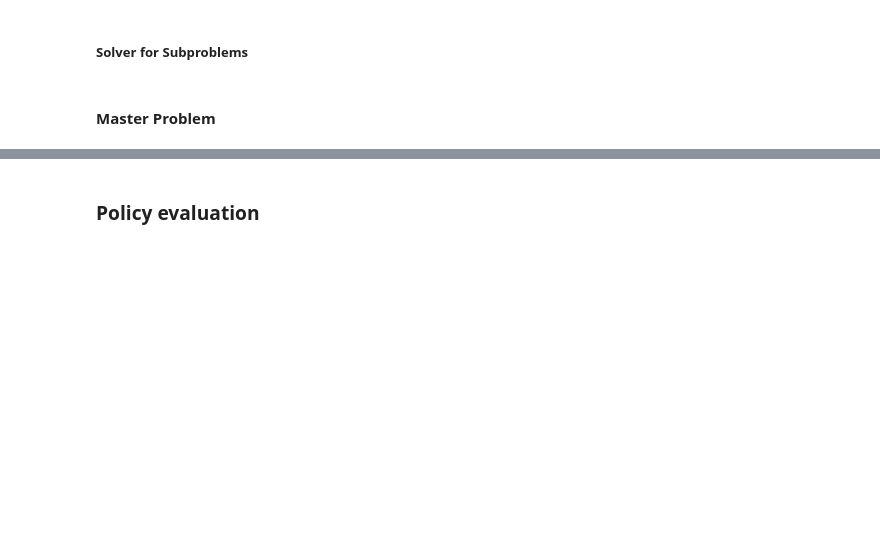
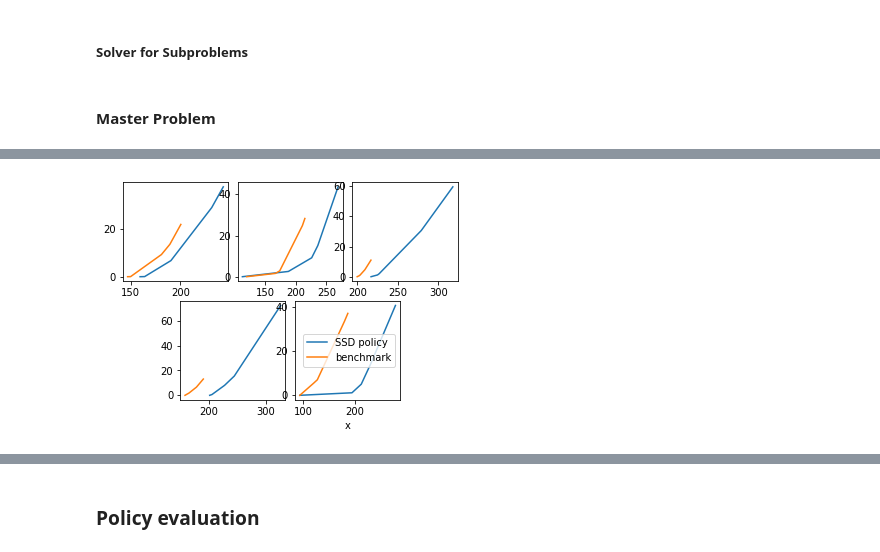
Before and after one commit to songyesog2000/three_stage_stoachstic_programming_w_SSD, a Jupyter notebook: three_stage_multi_item_newsvendor.ipynb, the cells around one changed output, grey strips where cells are left out. Drawn from its saved outputs; the diff is of its cells as text; code cells hidden in the pictures; blank space fills up the shorter version.

```diff
--- a/three_stage_multi_item_newsvendor.ipynb
+++ b/three_stage_multi_item_newsvendor.ipynb
@@ -334,6 +402,3 @@ def ssd_benchmark_from( x_1, x_2_i, scenario):
     }
 
     return benchmark
-# %%
-benchmark = ssd_benchmark_from(x_1_opt, x_2_i, scenario)
-print(ssd_benchmark_from(x_1_opt, x_2_i, scenario))
@@ -801,0 +932,20 @@ print(sigma)
+# %%
+def x_1_dummy_generator(scenario):
+    n_item = scenario['n_item']
+    c_1 = scenario['stage_1']['cf']['c_1']
+    b_1 = scenario['stage_1']['cf']['b_1']
+    mul = b_1/n_item
+    return [mul/c_1[i] for i in range(n_item)]
+
+x_1_dummy = x_1_generator(scenario)
+x_2_dummy = [[x_2_i(x_1[j],d_2[j]/2) for j in range(n_item)] \
+       for d_2 in scenario['stage_2']['rd_prob'][0][0] ]
+# %%
+risk_neutral_rst = evaluation_policy(x_1_opt, x_2_opt, scenario)
+bcm_rst = evaluation_policy(x_1_dummy, x_2_dummy, scenario)
+dummy_benchmark = ssd_benchmark_from_evaluation(bcm_rst, scenario)
+risk_neutral_benchmark = ssd_benchmark_from_evaluation(risk_neutral_rst, scenario)
+x_1,x_2 = three_stage_multi_item_SSD_newsvendor(x_1_0 = x_1_0, z_1_0 =z_1_0, scenario=scenario, \
+                                benchmark = dummy_benchmark , max_itr = 20,\
+                                policy_return =  True)
+dummy_ssd_rst = evaluation_policy(x_1, x_2, scenario)
@@ -801,0 +970,24 @@ print(sigma)
+# %%
+x_1_eval,x_2_eval = x_1,x_2
+x_1_bcm, x_2_bcm = x_1_dummy,x_2_dummy
+
+import matplotlib.pyplot as plt
+ax1 = plt.subplot2grid(shape=(2,6), loc=(0,0), colspan=2)
+ax2 = plt.subplot2grid((2,6), (0,2), colspan=2)
+ax3 = plt.subplot2grid((2,6), (0,4), colspan=2)
+ax4 = plt.subplot2grid((2,6), (1,1), colspan=2)
+ax5 = plt.subplot2grid((2,6), (1,3), colspan=2)
+axs = [ax1,ax2,ax3,ax4,ax5]
+w_eval = F2_policy_stage_3(x_1,x_2,scenario)
+w_bcm = F2_policy_stage_3(x_1_dummy, x_2_dummy, scenario)
+plt.xlabel('x')
+for i in range(scenario['S_scenario']):
+    sort_keys = sorted(w_eval[i].keys())
+    sort_keys_bcm = sorted(w_bcm[i].keys())
+    axs[i].plot(sort_keys,[w_eval[i][_] for _ in sort_keys], label='SSD policy')
+    axs[i].plot(sort_keys_bcm,[w_bcm[i][_] for _ in sort_keys_bcm], label='benchmark')
+
+plt.legend()
+plt.show()
+# %% [output]
+[figure, added]
```
Also changed, not shown: parts of 29 cells of this notebook, 1 other file.
